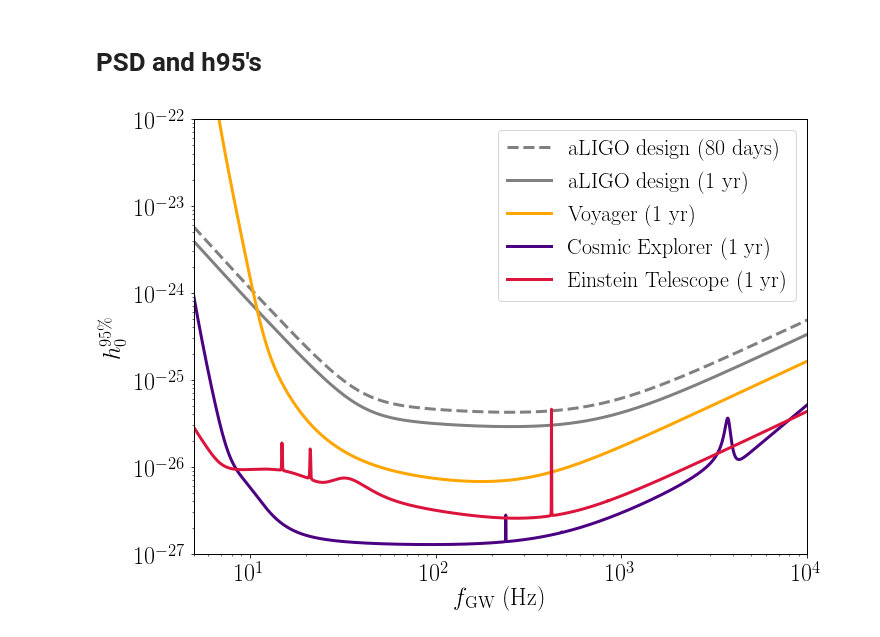
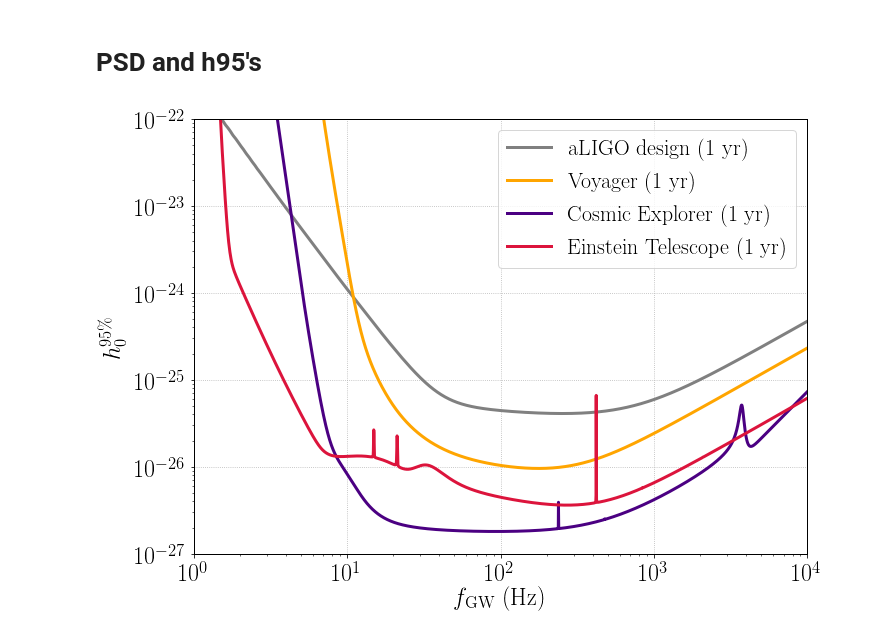
Before and after one commit to maxisi/gwaxion, a Jupyter notebook: examples/horizon_DE.ipynb, the cells around one changed output. Cells and saved outputs as stored; diff of their text form; code cells hidden in the pictures.

```diff
--- a/examples/horizon_DE.ipynb
+++ b/examples/horizon_DE.ipynb
@@ -45,14 +45,15 @@ with $f_0$ the source-frame GW frequency and $h_0$ the strain at luminosity dist
 
 The denominator in the second factor above can be interpolated for $f_0$ and $z$.
 # %%
-def h95_viterbi(asd_f, T=None):
+def h95_viterbi(asd_f, T=None, ndet=1):
     # From Lilli: 95% detection efficiency h0 is 4.7e-26 at 201.2 Hz and an ASD of 4E-24 Sqrt[Hz], for T=80 days
     h95ref = 4.7E-26
     f95ref = 201.2
     asd95ref = 4E-24
     Tref = 80*physics.DAYSID_SI
+    ndetref = 2
     T = T if T is not None else Tref
-    return h95ref * (asd_f/asd95ref) * (Tref/T)**0.25
+    return h95ref * (asd_f/asd95ref) * (Tref/T)**0.25 * (ndetref/float(ndet))**0.5
 
 def euclidean_horizon(h0, f=None, asd_interp=None, dref=5, T=None):
     """ Computes horizon (Mpc) assuming no redshift."""
@@ -627,30 +785,32 @@ plt.close()
 # %%
 # use Voyager frequency array for the x-axis
 
 year = 365*physics.DAYSID_SI
 
-freqs = np.logspace(np.log10(5), 4, int(1E5))
+freqs = np.logspace(0, 4, int(1E5))
 
 fig, ax = plt.subplots(1, figsize=(11,8))
-ax.plot(freqs, h95_viterbi(asd_des_interp(freqs)), label="aLIGO design (80 days)", lw=3, c='gray', ls='--')
+# ax.plot(freqs, h95_viterbi(asd_des_interp(freqs), T=80*physics.DAYSID_SI, ndet=10), label="aLIGO design (80 days, 10)", lw=3, c='cyan', ls='--')
+# ax.plot(freqs, h95_viterbi(asd_des_interp(freqs), T=80*physics.DAYSID_SI, ndet=2), label="aLIGO design (80 days)", lw=3, c='gray', ls='--')
 ax.plot(freqs, h95_viterbi(asd_des_interp(freqs), T=year), label="aLIGO design (1 yr)", lw=3, c='gray')
 ax.plot(freqs, h95_viterbi(asd_voy_interp(freqs), T=year), label="Voyager (1 yr)", lw=3, c='orange')
 ax.plot(freqs, h95_viterbi(asd_ce_interp(freqs), T=year), label="Cosmic Explorer (1 yr)", lw=3, c='indigo')
 ax.plot(freqs, h95_viterbi(asd_et_interp(freqs), T=year), label="Einstein Telescope (1 yr)", lw=3, c='crimson')
 ax.set_xscale('log')
 ax.set_yscale('log')
 
 ax.set_xlim(freqs.min(), freqs.max())
 ax.set_ylim(1E-27, 1E-22)
 
 ax.set_xlabel(r'$f_{\rm GW}$ (Hz)')
 ax.set_ylabel(r'$h^{95\%}_0$')
 
 ax.legend(loc='best', fontsize=22)
+ax.grid(True, ls=':')
 
-fig.savefig('plot_h095_fgw.png', bbox_inches='tight')
+fig.savefig('plot_h095_fgw.pdf', bbox_inches='tight')
 
 plt.show(fig)
 plt.close()
 # %% [output]
-[figure, old version]
+[figure, new version]
```
Also changed, not shown: parts of 24 cells of this notebook, 4 other files.
